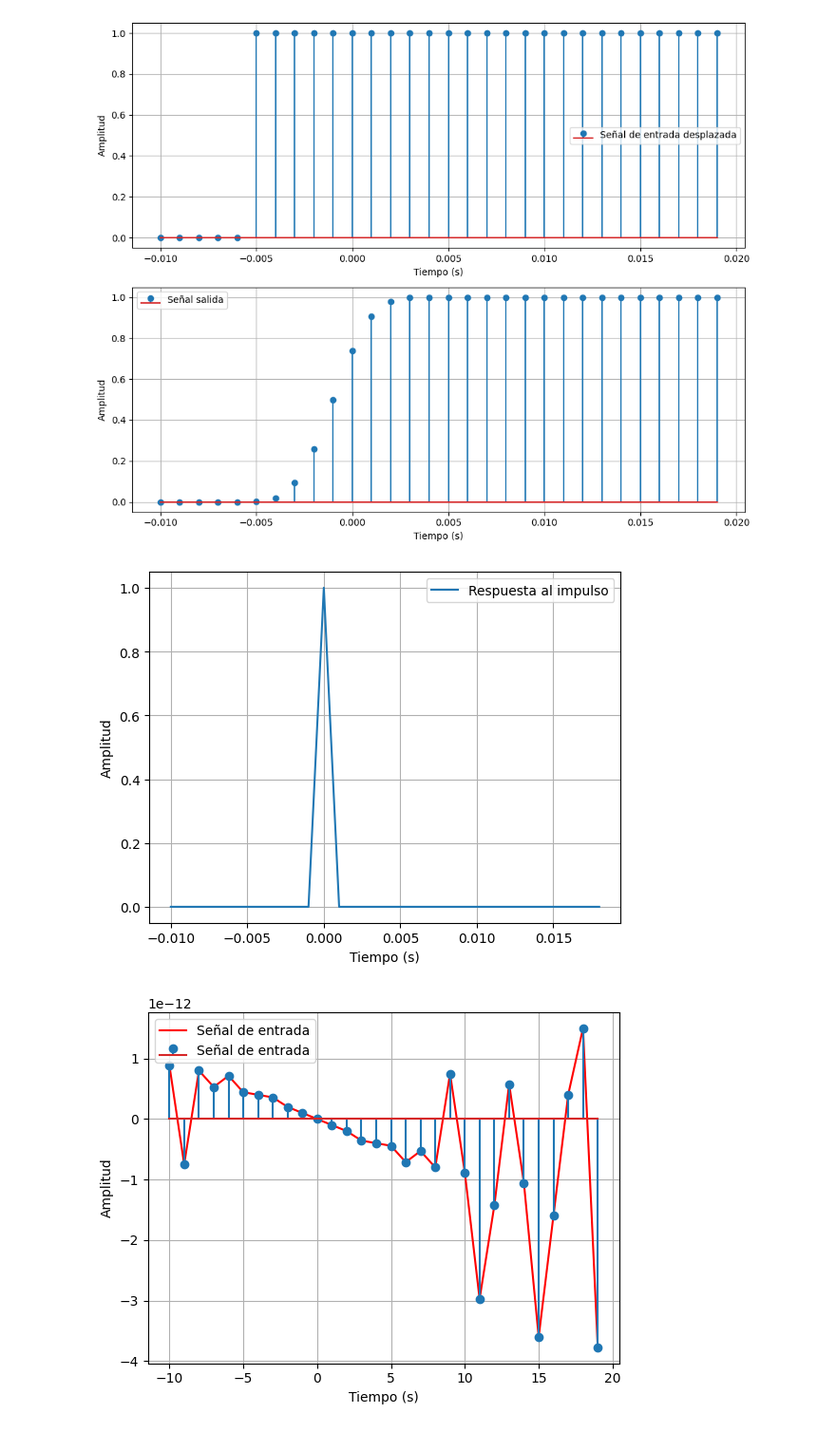
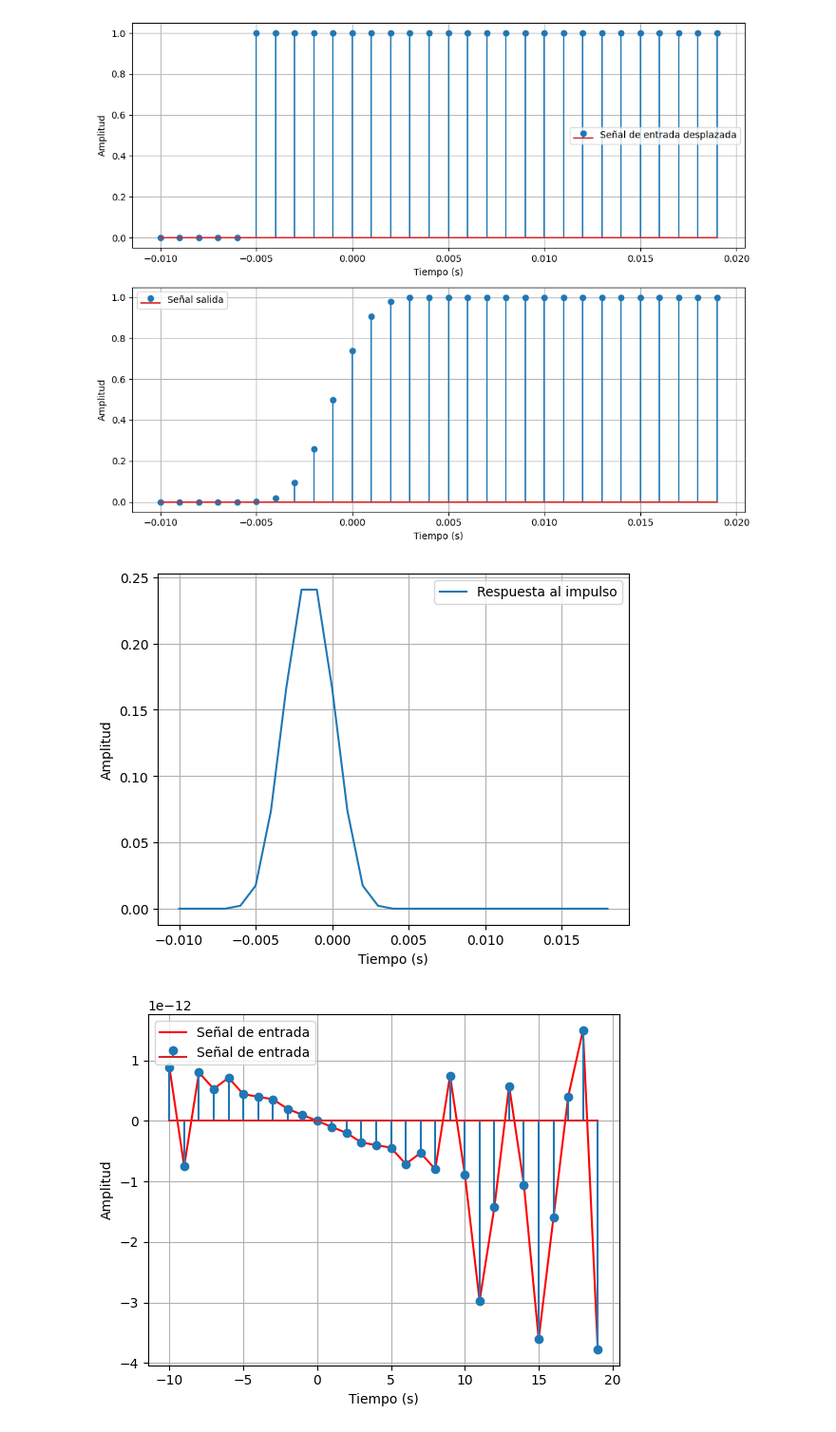
Before and after one commit to Saritah22/se-alessysistemas, a Jupyter notebook: parcial_1.ipynb, the cells around one changed output. Shown at 95% size. Saved outputs shown, nothing was run; the diff lists cells and outputs as text; code cells hidden in the pictures.

```diff
--- a/parcial_1.ipynb
+++ b/parcial_1.ipynb
@@ -301,19 +306,19 @@ plt.show()
 [figure]
 # %%
 #ya que se verifico es SLIT vamos a determinar su respuesta al impulso
-h_n = np.diff(signal_u_one) #encontramos la respuesta al impulso derivando la salida del sistema
+h_n = np.diff(y_u) #encontramos la respuesta al impulso derivando la salida del sistema
 plt.figure()
 
 # Ajustamos el tamaño de t para que coincida con h_n
 t_adjusted = t[:-1]  # eliminamos el último elemento de t - IA
 
 plt.plot(t_adjusted, h_n, label='Respuesta al impulso')
 plt.xlabel('Tiempo (s)')
 plt.ylabel('Amplitud')
 plt.legend()
 plt.grid()
 # %% [output]
-[figure, old version]
+[figure, new version]
 # %%
 n = np.round(t*fs)  #se crea el arreglo n para las muestras
 # %%
```
Also changed, not shown: parts of 3 cells of this notebook.
